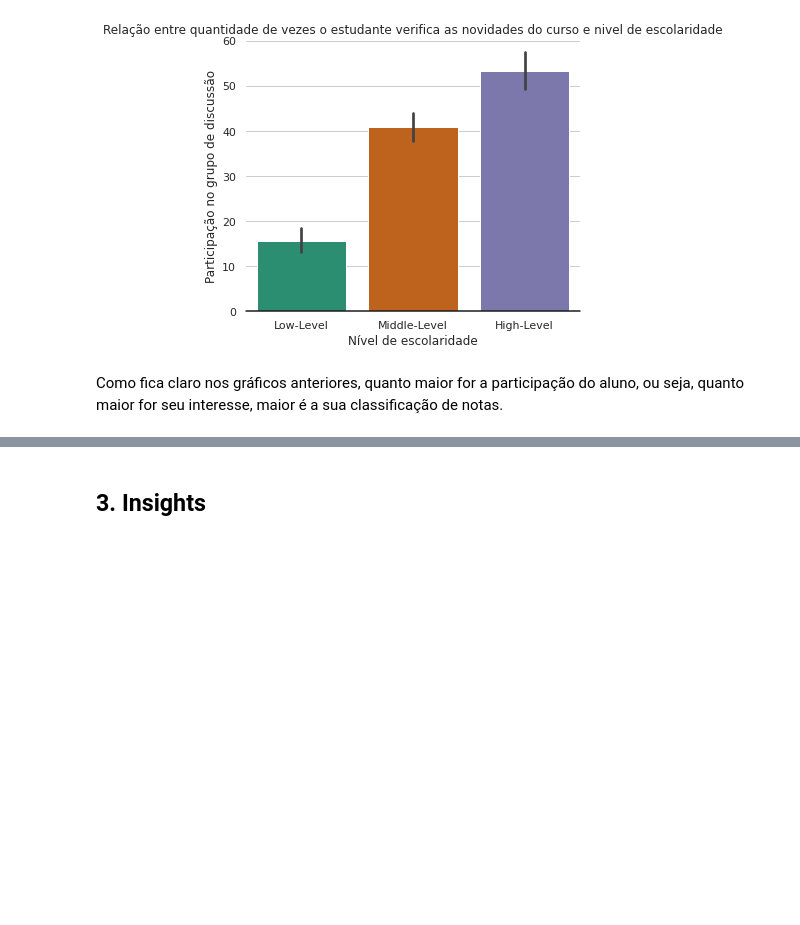
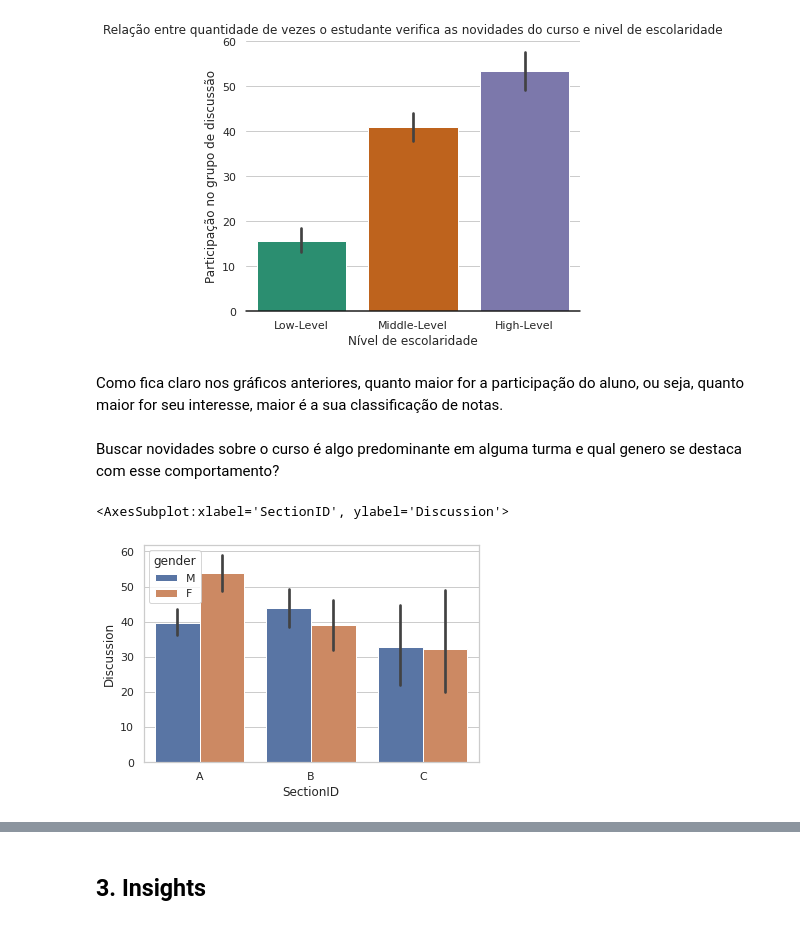
Before and after one commit to atlantico-academy/student-academic-performance, a Jupyter notebook: notebooks/01-exploratory_data_analysis.ipynb, the cells around one changed output, grey strips where cells are left out. Saved outputs shown, nothing was run; the diff lists cells and outputs as text; code cells hidden in the pictures; blank space fills up the shorter version.

```diff
--- a/notebooks/01-exploratory_data_analysis.ipynb
+++ b/notebooks/01-exploratory_data_analysis.ipynb
@@ -638,11 +665,0 @@ Relação entre o genero e o nível de escolaridade
-# %%
-sns.set(style="whitegrid")
-plt.figure(figsize=(6,5))
-
-ax = sns.countplot(x='Class', data=data, hue='gender',palette='Dark2')
-plt.xlabel('Nível de escolaridade')
-plt.ylabel('Genero dos alunos')
-plt.title('Identificando a relação entre o genero que o nível de escolaridade', fontsize=12)
-ax.set(frame_on=False)
-ax.axhline(0, color="k", clip_on=False)
-plt.show()
@@ -698,3 +715,10 @@ display(Markdown("Como fica claro nos gráficos anteriores, quanto maior for a p
 # %% [output]
 [figure]
 Como fica claro nos gráficos anteriores, quanto maior for a participação do aluno, ou seja, quanto maior for seu interesse, maior é a sua classificação de notas.
+# %% [markdown]
+Buscar novidades sobre o curso é algo predominante em alguma turma e qual genero se destaca com esse comportamento?
+# %%
+sns.barplot(data=df, x='SectionID', y='Discussion', hue='gender')
+# %% [output]
+<AxesSubplot:xlabel='SectionID', ylabel='Discussion'>
+[figure, added]
```
Also changed, not shown: parts of 25 cells of this notebook.
